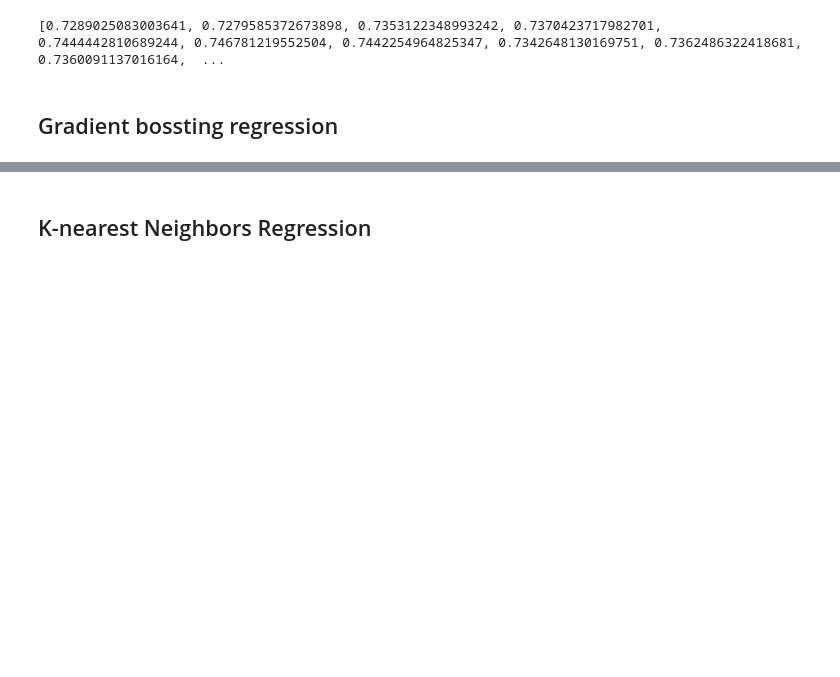
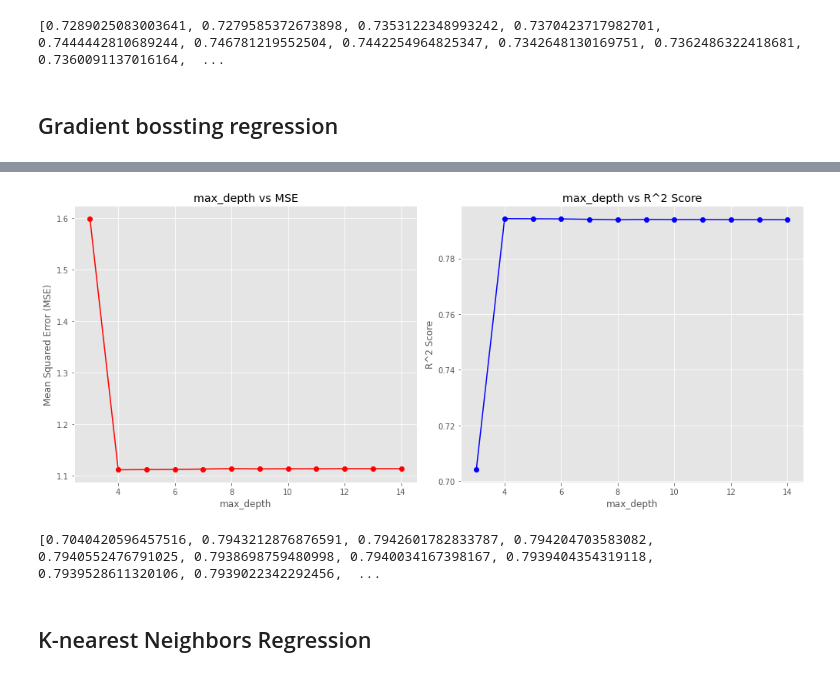
Before and after one commit to aaronliu64/ofet-db, a Jupyter notebook: pgpractice/Machine Learning Practice/Regression/MYL/Trial (DPP-DTT)_cleaned_2.ipynb, the cells around one changed output, grey strips where cells are left out. Cells and saved outputs as stored; diff of their text form; code cells hidden in the pictures; blank space fills up the shorter version.

```diff
--- a/pgpractice/Machine Learning Practice/Regression/MYL/Trial (DPP-DTT)_cleaned_2.ipynb
+++ b/pgpractice/Machine Learning Practice/Regression/MYL/Trial (DPP-DTT)_cleaned_2.ipynb
@@ -415,37 +417,40 @@ plt.show()
 # %%
 from sklearn.ensemble import GradientBoostingRegressor
 
-fixed_learning_rate = 0.6
+fixed_learning_rate = 0.8
 fixed_n_estimators = 210
 max_depth_range = range(3, 15)
 
 mse_scores = []
 r2_scores = []
 
 for max_depth in max_depth_range:
     model = GradientBoostingRegressor(n_estimators=fixed_n_estimators, learning_rate=fixed_learning_rate, max_depth=max_depth, random_state=42)
     model.fit(X_train, Y_train)
     Y_pred = model.predict(X_test)
     mse_scores.append(mean_squared_error(Y_test, Y_pred))
     r2_scores.append(r2_score(Y_test, Y_pred))
 
 plt.figure(figsize=(14, 6))
 
 plt.subplot(1, 2, 1)
 plt.plot(max_depth_range, mse_scores, marker='o', linestyle='-', color='red')
 plt.title('max_depth vs MSE')
 plt.xlabel('max_depth')
 plt.ylabel('Mean Squared Error (MSE)')
 
 plt.subplot(1, 2, 2)
 plt.plot(max_depth_range, r2_scores, marker='o', linestyle='-', color='blue')
 plt.title('max_depth vs R^2 Score')
 plt.xlabel('max_depth')
 plt.ylabel('R^2 Score')
 
 plt.tight_layout()
 plt.show()
 print(r2_scores)
+# %% [output]
+[figure, added]
+[0.7040420596457516, 0.7943212876876591, 0.7942601782833787, 0.794204703583082, 0.7940552476791025, 0.7938698759480998, 0.7940034167398167, 0.7939404354319118, 0.7939528611320106, 0.7939022342292456,  ...
 # %% [markdown]
 ## K-nearest Neighbors Regression
 # %%
```
Also changed, not shown: parts of 1 cell of this notebook.
